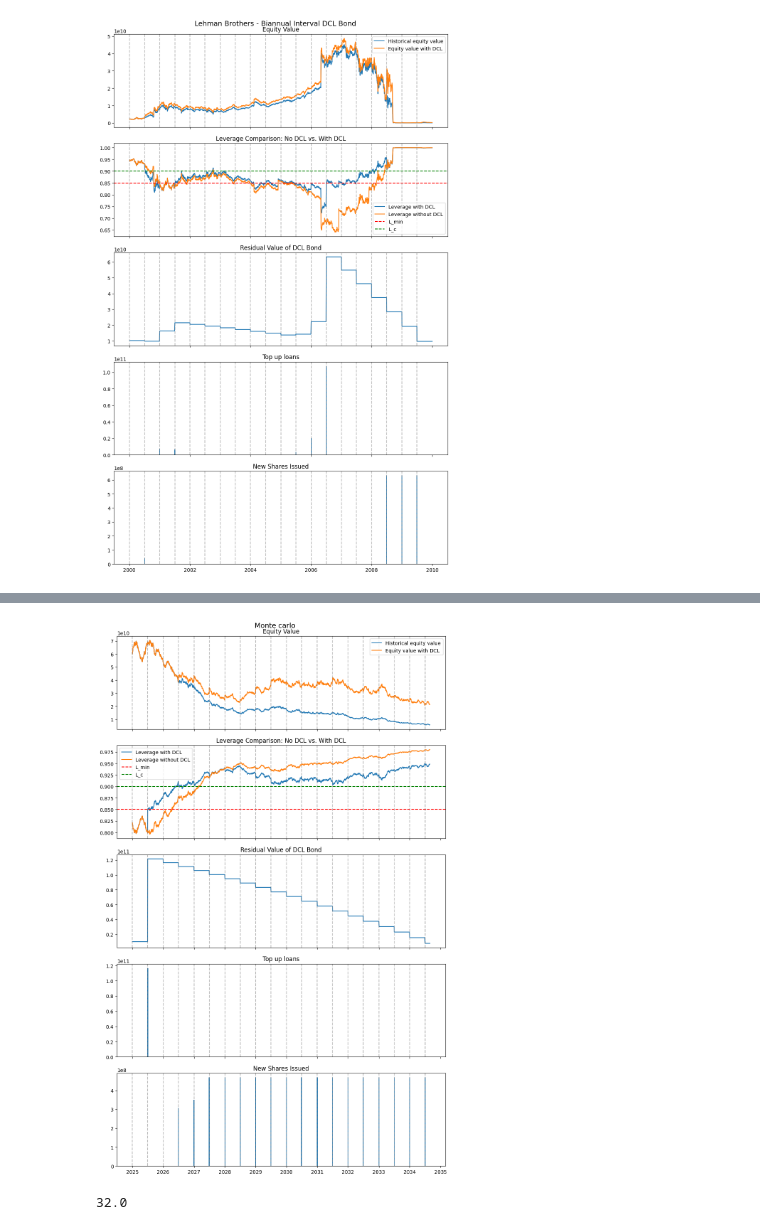
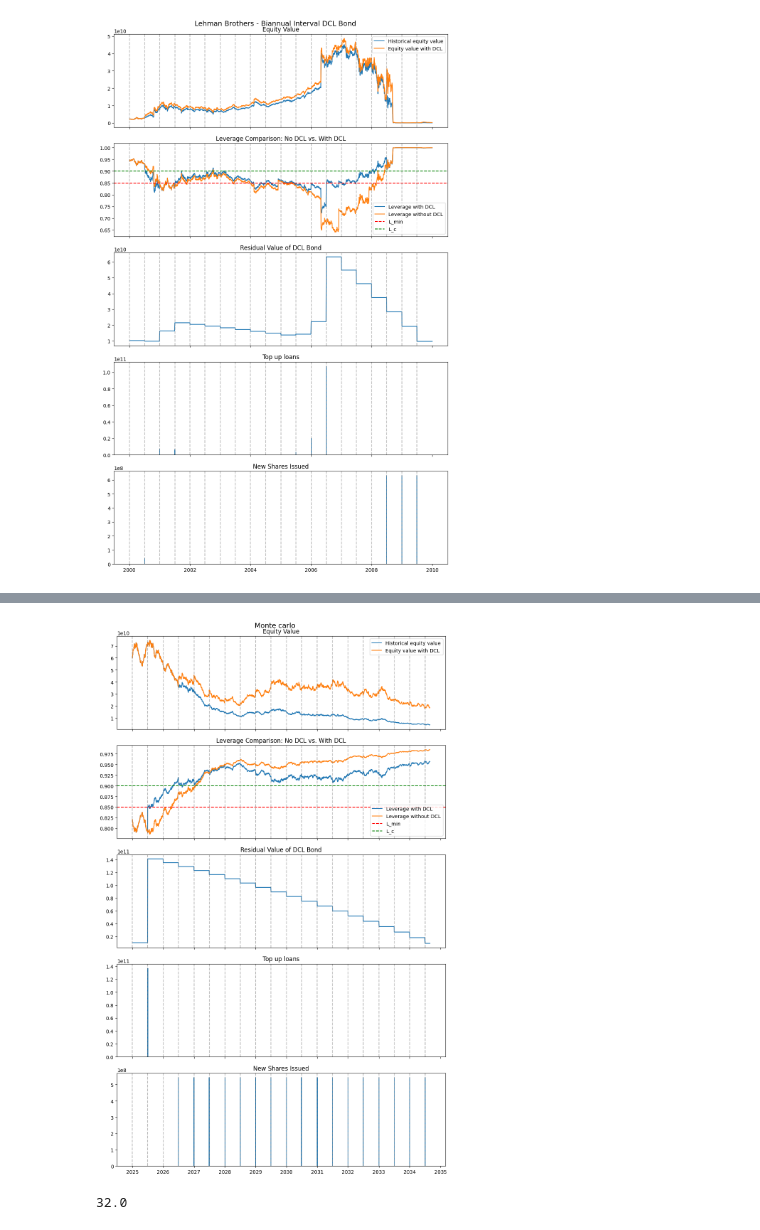
Before and after one commit to steinarb1234/DCL_coco_bond, a Jupyter notebook: simulations.ipynb, the cells around one changed output, grey strips where cells are left out. Cells and saved outputs as stored; diff of their text form; code cells hidden in the pictures.

```diff
--- a/simulations.ipynb
+++ b/simulations.ipynb
@@ -75,7 +75,7 @@ def load_reuters_data(ticker_ric, data_folder = "data") -> pd.DataFrame:
 
 def generate_inputs_monte_carlo(
     T=10, dt=1/252,  # 10 years, daily frequency
-    mu=-0.15, sigma=0.20,  # Annual drift and volatility
+    mu=-0.15, sigma=0.25,  # Annual drift and volatility
     initial_equity=60e9, initial_price=21.69, initial_debt=275e9,
     seed=42
 ) -> pd.DataFrame:
@@ -883,7 +883,7 @@ def calculate_time_gained_all(dcl_bonds: list[DCL_Bond], no_dcl_bond: DCL_Bond)
     total_time_gained = sum([calculate_time_gained(dcl_bond, no_dcl_bond) for dcl_bond in dcl_bonds])
     print(f"    {total_time_gained:.2f} years")
 
-number_of_simulations = 200
+number_of_simulations = 2000
 
 monte_carlo_dcls = [
     [
@@ -897,34 +897,35 @@ monte_carlo_dcls = [
             L_c        = cs_L_c,                # Critical leverage ratio
             S_p        = "initial share price", # Conversion price
             r          = cs_r,                  # Risk free rate TODO: change to timeseries?
             T_years    = 10,                    # Number of years to maturity for DCL bonds
             freq       = 0,         # Frequency of interest payments and leverage considerations
         ),
 
         # With DCL
         DCL_Bond(
             name       = "Monte Carlo - Bi-annual",
             ticker_ric = "Monte Carlo",          # Reuters Intrument Code (RIC) for the ticker
             monte_carlo_random_seed = i,
             Q_init     = cs_Q_init,             # Initial value of DCL bonds
             L_min      = cs_L_min,              # Minimum leverage ratio
             L_c        = cs_L_c,                # Critical leverage ratio
             S_p        = "initial share price", # Conversion price
             r          = cs_r,                  # Risk free rate TODO: change to timeseries?
             T_years    = 10,                    # Number of years to maturity for DCL bonds
             freq       = 2,            # Frequency of interest payments and leverage considerations
         )
     ]
     for i in range(number_of_simulations)
 ]
 
+# Plot the results for one Monte Carlo simulation
 plot_results(monte_carlo_dcls[0][0], monte_carlo_dcls[0][1], "Monte carlo")
 
 time_gained = calculate_time_gained(cs_dcl_biannual, cs_no_dcl)
 
 print(time_gained)
 # %% [output]
-[figure, old version]
+[figure, new version]
 32.0
 # %%
 def get_delta_collapse(no_dcl: DCL_Bond,
```
Also changed, not shown: parts of 1 cell of this notebook, 29 other files.
